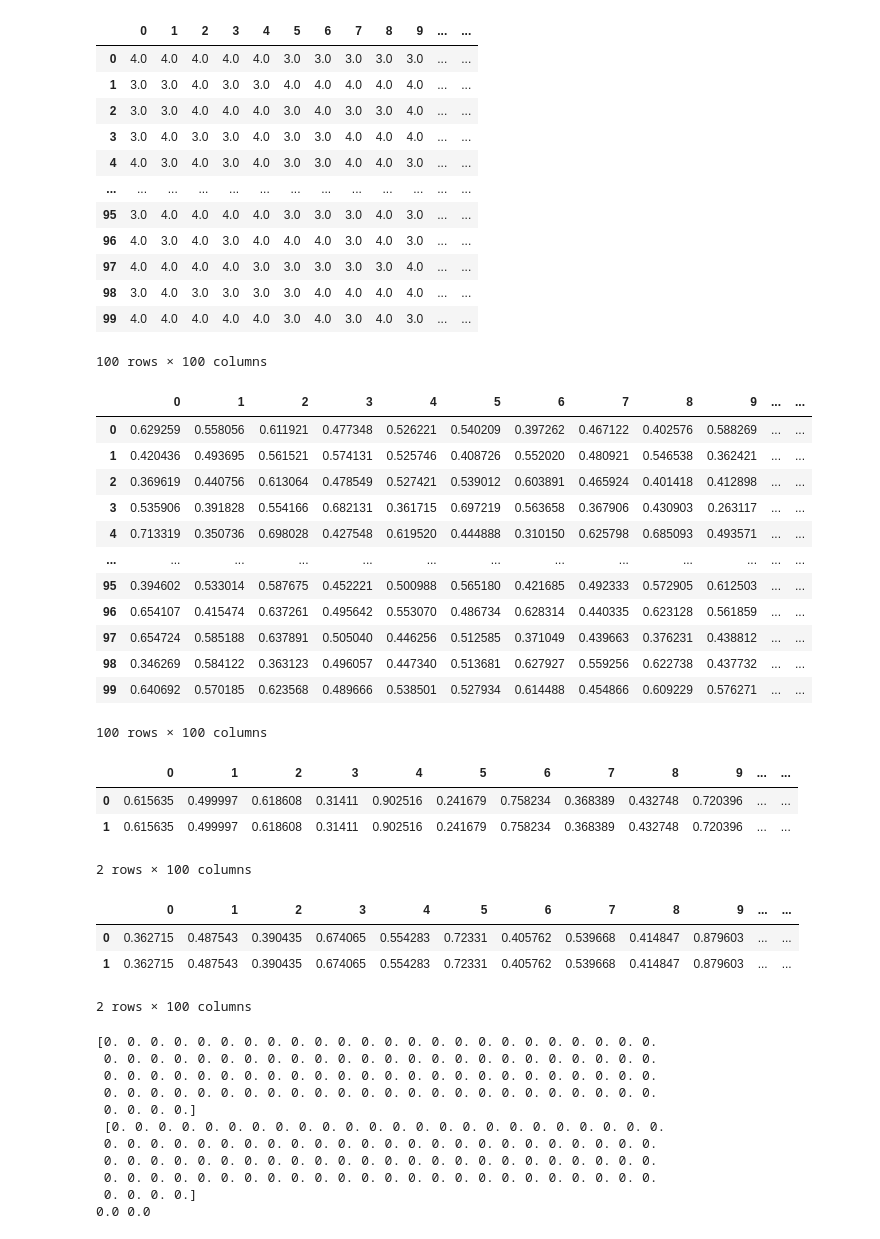
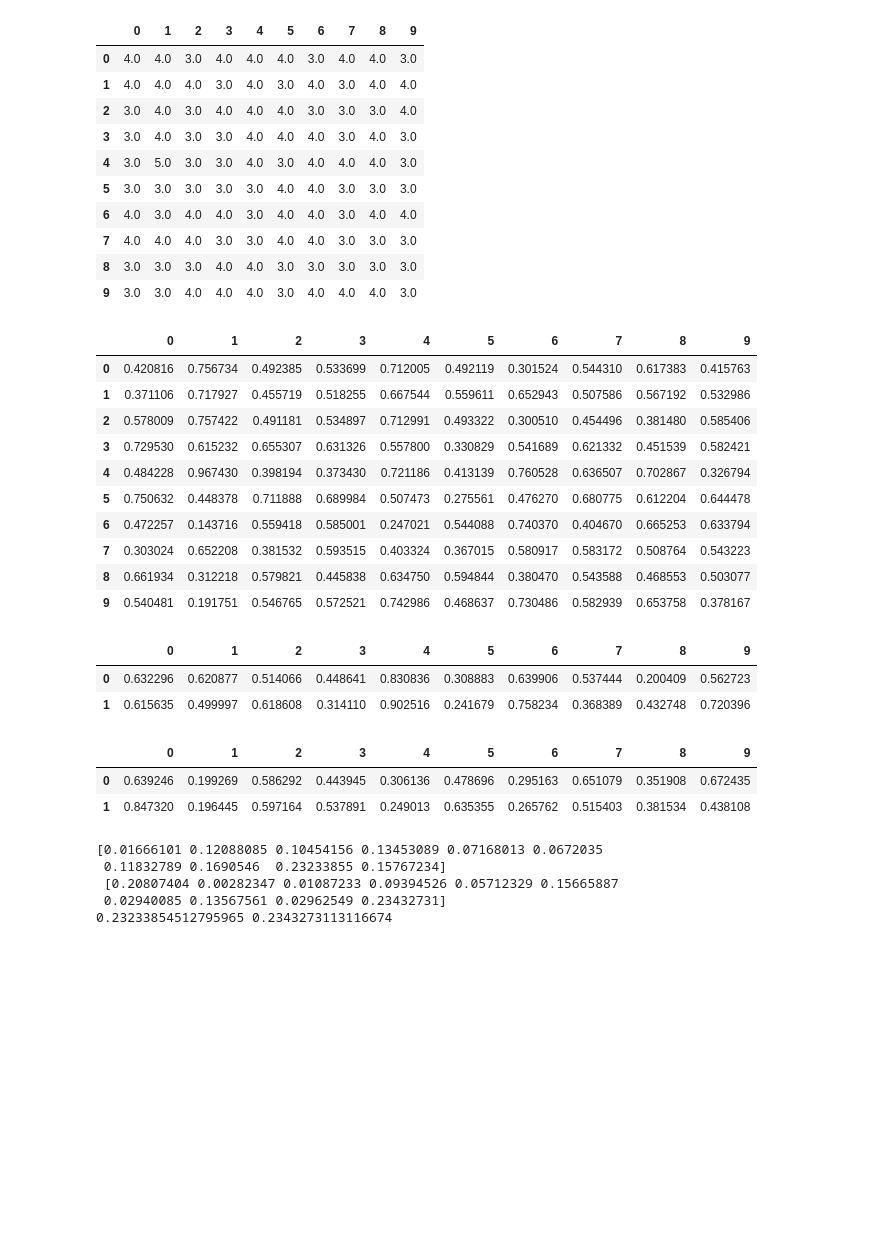
Before and after one commit to GodNaoborot/Fair_grading, a Jupyter notebook: genetic_test.ipynb, the cells around one changed output. Saved outputs shown, nothing was run; the diff lists cells and outputs as text; code cells hidden in the pictures; blank space fills up the shorter version.

```diff
--- a/genetic_test.ipynb
+++ b/genetic_test.ipynb
@@ -15,24 +15,22 @@ def f_4(x):
 def f_5(x):
     return f_2(1 - x)
 # %%
-n,m = 100,100
+n,m = 10,10
 matrix, perf, diff = genetick_AI.generate_rating_matrix(n,m)
 df = pandas.DataFrame(matrix)
 df
 # %% [output]
-|  | 0 | 1 | 2 | 3 | 4 | 5 | 6 | 7 | 8 | 9 | ... | ... |
-| 0 | 4.0 | 4.0 | 4.0 | 4.0 | 4.0 | 3.0 | 3.0 | 3.0 | 3.0 | 3.0 | ... | ... |
-| 1 | 3.0 | 3.0 | 4.0 | 3.0 | 3.0 | 4.0 | 4.0 | 4.0 | 4.0 | 4.0 | ... | ... |
-| 2 | 3.0 | 3.0 | 4.0 | 4.0 | 4.0 | 3.0 | 4.0 | 3.0 | 3.0 | 4.0 | ... | ... |
-| 3 | 3.0 | 4.0 | 3.0 | 3.0 | 4.0 | 3.0 | 3.0 | 4.0 | 4.0 | 4.0 | ... | ... |
-| 4 | 4.0 | 3.0 | 4.0 | 3.0 | 4.0 | 3.0 | 3.0 | 4.0 | 4.0 | 3.0 | ... | ... |
-| ... | ... | ... | ... | ... | ... | ... | ... | ... | ... | ... | ... | ... |
-| 95 | 3.0 | 4.0 | 4.0 | 4.0 | 4.0 | 3.0 | 3.0 | 3.0 | 4.0 | 3.0 | ... | ... |
-| 96 | 4.0 | 3.0 | 4.0 | 3.0 | 4.0 | 4.0 | 4.0 | 3.0 | 4.0 | 3.0 | ... | ... |
-| 97 | 4.0 | 4.0 | 4.0 | 4.0 | 3.0 | 3.0 | 3.0 | 3.0 | 3.0 | 4.0 | ... | ... |
-| 98 | 3.0 | 4.0 | 3.0 | 3.0 | 3.0 | 3.0 | 4.0 | 4.0 | 4.0 | 4.0 | ... | ... |
-| 99 | 4.0 | 4.0 | 4.0 | 4.0 | 4.0 | 3.0 | 4.0 | 3.0 | 4.0 | 3.0 | ... | ... |
+|  | 0 | 1 | 2 | 3 | 4 | 5 | 6 | 7 | 8 | 9 |
+| 0 | 4.0 | 4.0 | 3.0 | 4.0 | 4.0 | 4.0 | 3.0 | 4.0 | 4.0 | 3.0 |
+| 1 | 4.0 | 4.0 | 4.0 | 3.0 | 4.0 | 3.0 | 4.0 | 3.0 | 4.0 | 4.0 |
+| 2 | 3.0 | 4.0 | 3.0 | 4.0 | 4.0 | 4.0 | 3.0 | 3.0 | 3.0 | 4.0 |
+| 3 | 3.0 | 4.0 | 3.0 | 3.0 | 4.0 | 4.0 | 4.0 | 3.0 | 4.0 | 3.0 |
+| 4 | 3.0 | 5.0 | 3.0 | 3.0 | 4.0 | 3.0 | 4.0 | 4.0 | 4.0 | 3.0 |
+| 5 | 3.0 | 3.0 | 3.0 | 3.0 | 3.0 | 4.0 | 4.0 | 3.0 | 3.0 | 3.0 |
+| 6 | 4.0 | 3.0 | 4.0 | 4.0 | 3.0 | 4.0 | 4.0 | 3.0 | 4.0 | 4.0 |
+| 7 | 4.0 | 4.0 | 4.0 | 3.0 | 3.0 | 4.0 | 4.0 | 3.0 | 3.0 | 3.0 |
+| 8 | 3.0 | 3.0 | 3.0 | 4.0 | 4.0 | 3.0 | 3.0 | 3.0 | 3.0 | 3.0 |
+| 9 | 3.0 | 3.0 | 4.0 | 4.0 | 4.0 | 3.0 | 4.0 | 4.0 | 4.0 | 3.0 |
-100 rows × 100 columns
 # %%
 def calculate_f_matrix(ratings_matrix, st_it, student_alpha=2, student_beta=2,
                        item_alpha=2, item_beta=2):
@@ -83,19 +81,17 @@ prob_m = calculate_f_matrix(matrix,a)
 df = pandas.DataFrame(prob_m)
 df
 # %% [output]
-|  | 0 | 1 | 2 | 3 | 4 | 5 | 6 | 7 | 8 | 9 | ... | ... |
-| 0 | 0.629259 | 0.558056 | 0.611921 | 0.477348 | 0.526221 | 0.540209 | 0.397262 | 0.467122 | 0.402576 | 0.588269 | ... | ... |
-| 1 | 0.420436 | 0.493695 | 0.561521 | 0.574131 | 0.525746 | 0.408726 | 0.552020 | 0.480921 | 0.546538 | 0.362421 | ... | ... |
-| 2 | 0.369619 | 0.440756 | 0.613064 | 0.478549 | 0.527421 | 0.539012 | 0.603891 | 0.465924 | 0.401418 | 0.412898 | ... | ... |
-| 3 | 0.535906 | 0.391828 | 0.554166 | 0.682131 | 0.361715 | 0.697219 | 0.563658 | 0.367906 | 0.430903 | 0.263117 | ... | ... |
-| 4 | 0.713319 | 0.350736 | 0.698028 | 0.427548 | 0.619520 | 0.444888 | 0.310150 | 0.625798 | 0.685093 | 0.493571 | ... | ... |
-| ... | ... | ... | ... | ... | ... | ... | ... | ... | ... | ... | ... | ... |
-| 95 | 0.394602 | 0.533014 | 0.587675 | 0.452221 | 0.500988 | 0.565180 | 0.421685 | 0.492333 | 0.572905 | 0.612503 | ... | ... |
-| 96 | 0.654107 | 0.415474 | 0.637261 | 0.495642 | 0.553070 | 0.486734 | 0.628314 | 0.440335 | 0.623128 | 0.561859 | ... | ... |
-| 97 | 0.654724 | 0.585188 | 0.637891 | 0.505040 | 0.446256 | 0.512585 | 0.371049 | 0.439663 | 0.376231 | 0.438812 | ... | ... |
-| 98 | 0.346269 | 0.584122 | 0.363123 | 0.496057 | 0.447340 | 0.513681 | 0.627927 | 0.559256 | 0.622738 | 0.437732 | ... | ... |
-| 99 | 0.640692 | 0.570185 | 0.623568 | 0.489666 | 0.538501 | 0.527934 | 0.614488 | 0.454866 | 0.609229 | 0.576271 | ... | ... |
+|  | 0 | 1 | 2 | 3 | 4 | 5 | 6 | 7 | 8 | 9 |
+| 0 | 0.420816 | 0.756734 | 0.492385 | 0.533699 | 0.712005 | 0.492119 | 0.301524 | 0.544310 | 0.617383 | 0.415763 |
+| 1 | 0.371106 | 0.717927 | 0.455719 | 0.518255 | 0.667544 | 0.559611 | 0.652943 | 0.507586 | 0.567192 | 0.532986 |
+| 2 | 0.578009 | 0.757422 | 0.491181 | 0.534897 | 0.712991 | 0.493322 | 0.300510 | 0.454496 | 0.381480 | 0.585406 |
+| 3 | 0.729530 | 0.615232 | 0.655307 | 0.631326 | 0.557800 | 0.330829 | 0.541689 | 0.621332 | 0.451539 | 0.582421 |
+| 4 | 0.484228 | 0.967430 | 0.398194 | 0.373430 | 0.721186 | 0.413139 | 0.760528 | 0.636507 | 0.702867 | 0.326794 |
+| 5 | 0.750632 | 0.448378 | 0.711888 | 0.689984 | 0.507473 | 0.275561 | 0.476270 | 0.680775 | 0.612204 | 0.644478 |
+| 6 | 0.472257 | 0.143716 | 0.559418 | 0.585001 | 0.247021 | 0.544088 | 0.740370 | 0.404670 | 0.665253 | 0.633794 |
+| 7 | 0.303024 | 0.652208 | 0.381532 | 0.593515 | 0.403324 | 0.367015 | 0.580917 | 0.583172 | 0.508764 | 0.543223 |
+| 8 | 0.661934 | 0.312218 | 0.579821 | 0.445838 | 0.634750 | 0.594844 | 0.380470 | 0.543588 | 0.468553 | 0.503077 |
+| 9 | 0.540481 | 0.191751 | 0.546765 | 0.572521 | 0.742986 | 0.468637 | 0.730486 | 0.582939 | 0.653758 | 0.378167 |
-100 rows × 100 columns
 # %%
 del a
 res = genetick_AI.try_find_opt(matrix)
@@ -106,32 +102,24 @@ df1 = pandas.DataFrame((pandas.Series(res[:n]),pandas.Series(perf)))
 df2 = pandas.DataFrame((pandas.Series(res[n:]),pandas.Series(diff)))
 df1
 # %% [output]
-|  | 0 | 1 | 2 | 3 | 4 | 5 | 6 | 7 | 8 | 9 | ... | ... |
-| 0 | 0.615635 | 0.499997 | 0.618608 | 0.31411 | 0.902516 | 0.241679 | 0.758234 | 0.368389 | 0.432748 | 0.720396 | ... | ... |
-| 1 | 0.615635 | 0.499997 | 0.618608 | 0.31411 | 0.902516 | 0.241679 | 0.758234 | 0.368389 | 0.432748 | 0.720396 | ... | ... |
+|  | 0 | 1 | 2 | 3 | 4 | 5 | 6 | 7 | 8 | 9 |
+| 0 | 0.632296 | 0.620877 | 0.514066 | 0.448641 | 0.830836 | 0.308883 | 0.639906 | 0.537444 | 0.200409 | 0.562723 |
+| 1 | 0.615635 | 0.499997 | 0.618608 | 0.314110 | 0.902516 | 0.241679 | 0.758234 | 0.368389 | 0.432748 | 0.720396 |
-2 rows × 100 columns
 # %%
 df2
 # %% [output]
-|  | 0 | 1 | 2 | 3 | 4 | 5 | 6 | 7 | 8 | 9 | ... | ... |
-| 0 | 0.362715 | 0.487543 | 0.390435 | 0.674065 | 0.554283 | 0.72331 | 0.405762 | 0.539668 | 0.414847 | 0.879603 | ... | ... |
-| 1 | 0.362715 | 0.487543 | 0.390435 | 0.674065 | 0.554283 | 0.72331 | 0.405762 | 0.539668 | 0.414847 | 0.879603 | ... | ... |
+|  | 0 | 1 | 2 | 3 | 4 | 5 | 6 | 7 | 8 | 9 |
+| 0 | 0.639246 | 0.199269 | 0.586292 | 0.443945 | 0.306136 | 0.478696 | 0.295163 | 0.651079 | 0.351908 | 0.672435 |
+| 1 | 0.847320 | 0.196445 | 0.597164 | 0.537891 | 0.249013 | 0.635355 | 0.265762 | 0.515403 | 0.381534 | 0.438108 |
-2 rows × 100 columns
 # %%
 print(np.abs(perf-res[:n]),'\n',np.abs(diff-res[n:]))
 print(max(np.abs(perf-res[:n])),max(np.abs(diff-res[n:])))
 # %% [output]
-[0. 0. 0. 0. 0. 0. 0. 0. 0. 0. 0. 0. 0. 0. 0. 0. 0. 0. 0. 0. 0. 0. 0. 0.
- 0. 0. 0. 0. 0. 0. 0. 0. 0. 0. 0. 0. 0. 0. 0. 0. 0. 0. 0. 0. 0. 0. 0. 0.
- 0. 0. 0. 0. 0. 0. 0. 0. 0. 0. 0. 0. 0. 0. 0. 0. 0. 0. 0. 0. 0. 0. 0. 0.
- 0. 0. 0. 0. 0. 0. 0. 0. 0. 0. 0. 0. 0. 0. 0. 0. 0. 0. 0. 0. 0. 0. 0. 0.
- 0. 0. 0. 0.]
- [0. 0. 0. 0. 0. 0. 0. 0. 0. 0. 0. 0. 0. 0. 0. 0. 0. 0. 0. 0. 0. 0. 0. 0.
- 0. 0. 0. 0. 0. 0. 0. 0. 0. 0. 0. 0. 0. 0. 0. 0. 0. 0. 0. 0. 0. 0. 0. 0.
- 0. 0. 0. 0. 0. 0. 0. 0. 0. 0. 0. 0. 0. 0. 0. 0. 0. 0. 0. 0. 0. 0. 0. 0.
- 0. 0. 0. 0. 0. 0. 0. 0. 0. 0. 0. 0. 0. 0. 0. 0. 0. 0. 0. 0. 0. 0. 0. 0.
- 0. 0. 0. 0.]
-0.0 0.0
+[0.01666101 0.12088085 0.10454156 0.13453089 0.07168013 0.0672035
+ 0.11832789 0.1690546  0.23233855 0.15767234]
+ [0.20807404 0.00282347 0.01087233 0.09394526 0.05712329 0.15665887
+ 0.02940085 0.13567561 0.02962549 0.23432731]
+0.23233854512795965 0.2343273113116674
 # %%
 prob_m_ap = calculate_f_matrix(matrix,np.array(res))
 df1 = pandas.DataFrame(prob_m_ap)
```
Also changed, not shown: parts of 11 cells of this notebook, 1 other file.
